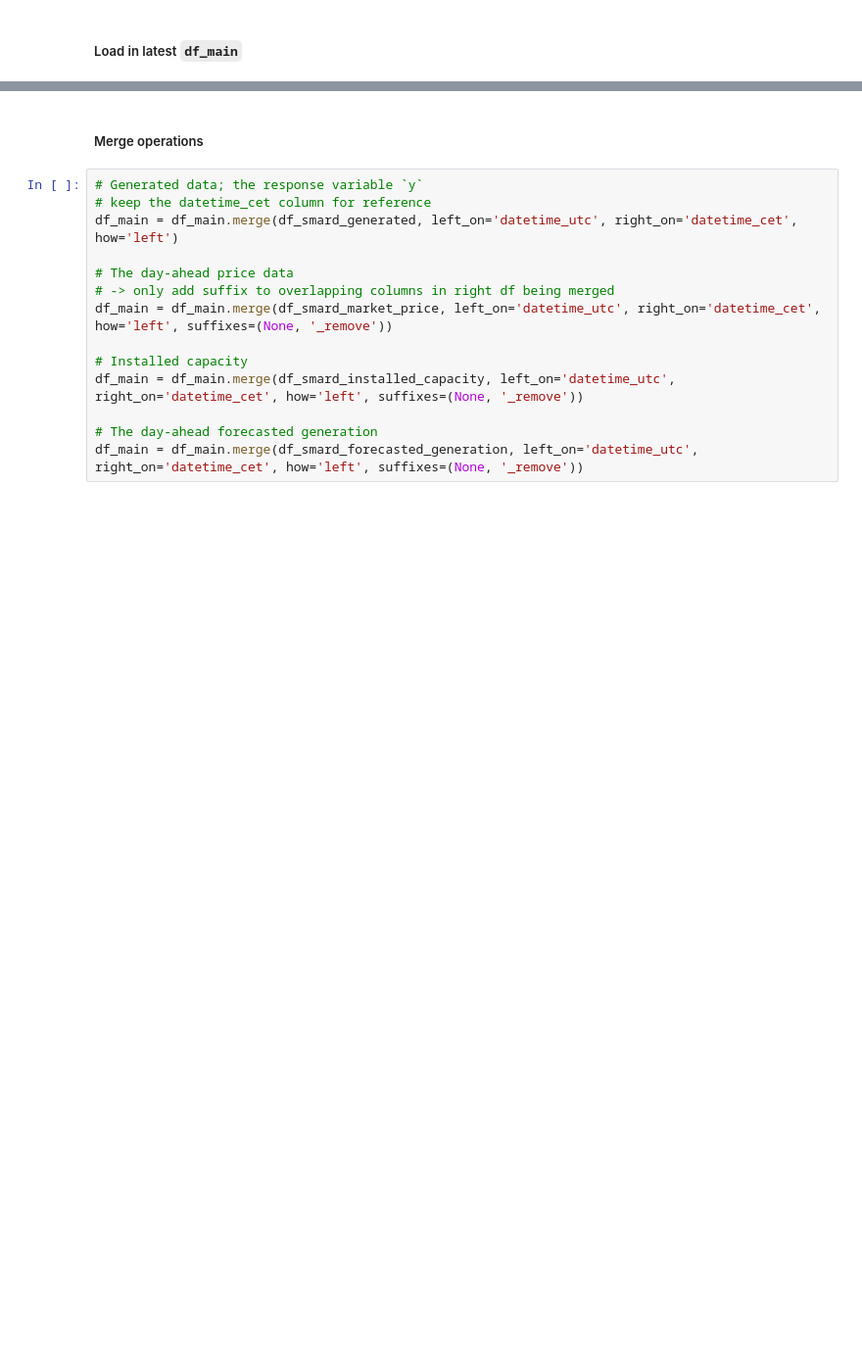
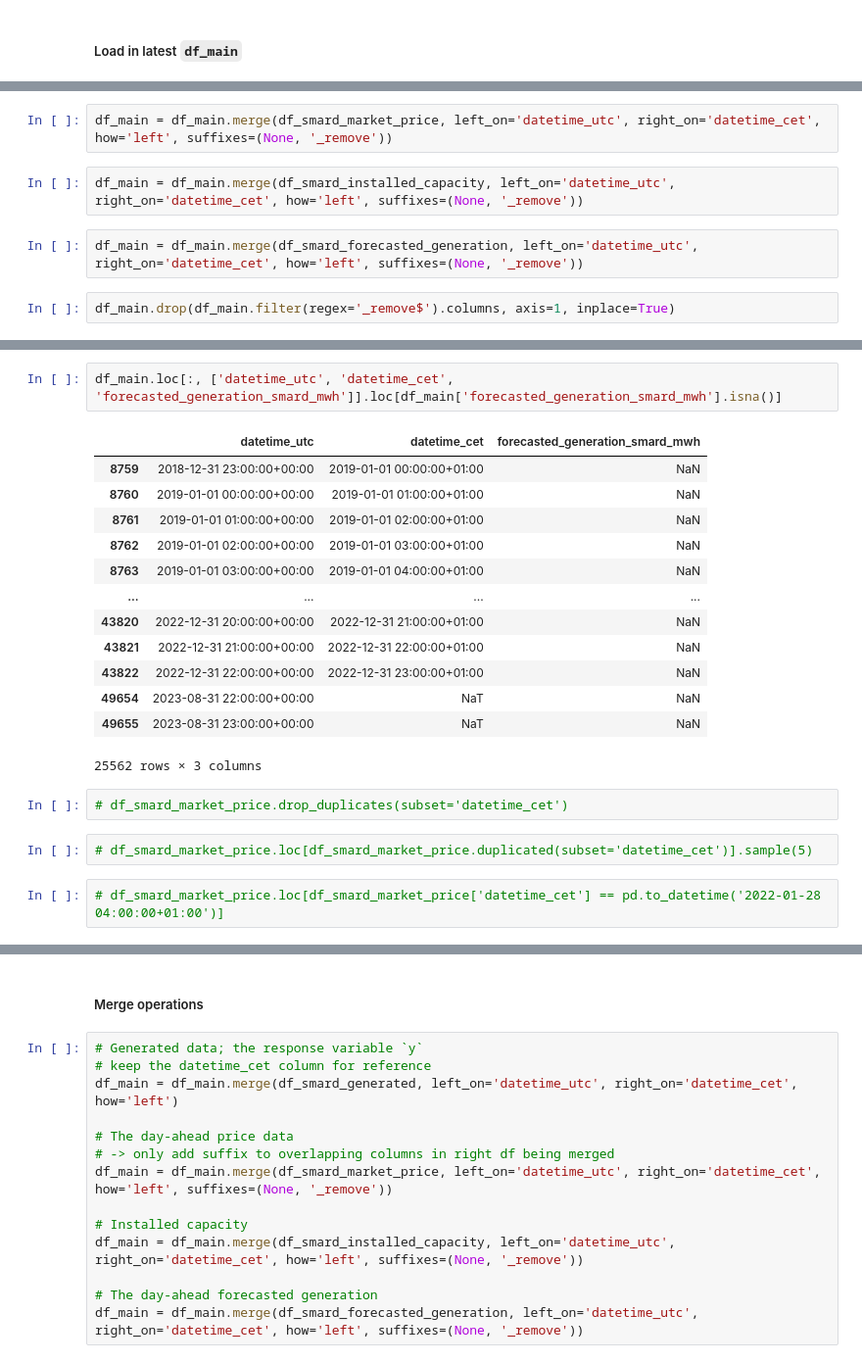
Before and after one commit to meteoviz/wind_power_forecasting_germany, a Jupyter notebook: notebooks/ML_dataframe.ipynb, the cells around one changed output, grey strips where cells are left out. Shown at 98% size. Saved outputs shown, nothing was run; the diff lists cells and outputs as text; blank space fills up the shorter version.

```diff
--- a/notebooks/ML_dataframe.ipynb
+++ b/notebooks/ML_dataframe.ipynb
@@ -657,0 +752,8 @@ memory usage: 2.3+ MB
+# %%
+df_main = df_main.merge(df_smard_market_price, left_on='datetime_utc', right_on='datetime_cet', how='left', suffixes=(None, '_remove'))
+# %%
+df_main = df_main.merge(df_smard_installed_capacity, left_on='datetime_utc', right_on='datetime_cet', how='left', suffixes=(None, '_remove'))
+# %%
+df_main = df_main.merge(df_smard_forecasted_generation, left_on='datetime_utc', right_on='datetime_cet', how='left', suffixes=(None, '_remove'))
+# %%
+df_main.drop(df_main.filter(regex='_remove$').columns, axis=1, inplace=True)
@@ -657,0 +777,22 @@ memory usage: 2.3+ MB
+# %%
+df_main.loc[:, ['datetime_utc', 'datetime_cet', 'forecasted_generation_smard_mwh']].loc[df_main['forecasted_generation_smard_mwh'].isna()]
+# %% [output]
+|  | datetime_utc | datetime_cet | forecasted_generation_smard_mwh |
+| 8759 | 2018-12-31 23:00:00+00:00 | 2019-01-01 00:00:00+01:00 | NaN |
+| 8760 | 2019-01-01 00:00:00+00:00 | 2019-01-01 01:00:00+01:00 | NaN |
+| 8761 | 2019-01-01 01:00:00+00:00 | 2019-01-01 02:00:00+01:00 | NaN |
+| 8762 | 2019-01-01 02:00:00+00:00 | 2019-01-01 03:00:00+01:00 | NaN |
+| 8763 | 2019-01-01 03:00:00+00:00 | 2019-01-01 04:00:00+01:00 | NaN |
+| ... | ... | ... | ... |
+| 43820 | 2022-12-31 20:00:00+00:00 | 2022-12-31 21:00:00+01:00 | NaN |
+| 43821 | 2022-12-31 21:00:00+00:00 | 2022-12-31 22:00:00+01:00 | NaN |
+| 43822 | 2022-12-31 22:00:00+00:00 | 2022-12-31 23:00:00+01:00 | NaN |
+| 49654 | 2023-08-31 22:00:00+00:00 | NaT | NaN |
+| 49655 | 2023-08-31 23:00:00+00:00 | NaT | NaN |
+25562 rows × 3 columns
+# %%
+# df_smard_market_price.drop_duplicates(subset='datetime_cet')
+# %%
+# df_smard_market_price.loc[df_smard_market_price.duplicated(subset='datetime_cet')].sample(5)
+# %%
+# df_smard_market_price.loc[df_smard_market_price['datetime_cet'] == pd.to_datetime('2022-01-28 04:00:00+01:00')]
```
Also changed, not shown: parts of 26 cells of this notebook, 1 other file.
